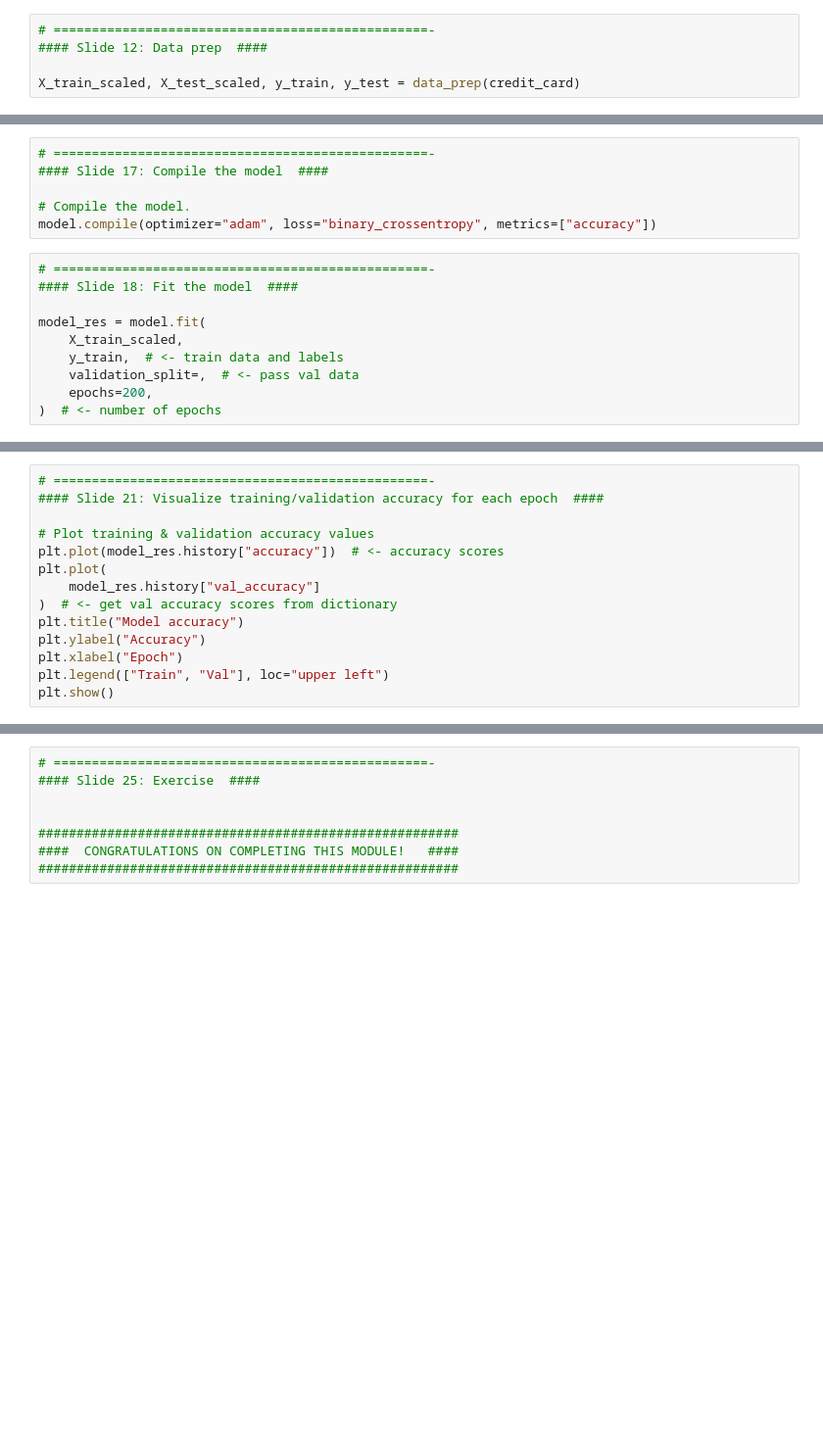
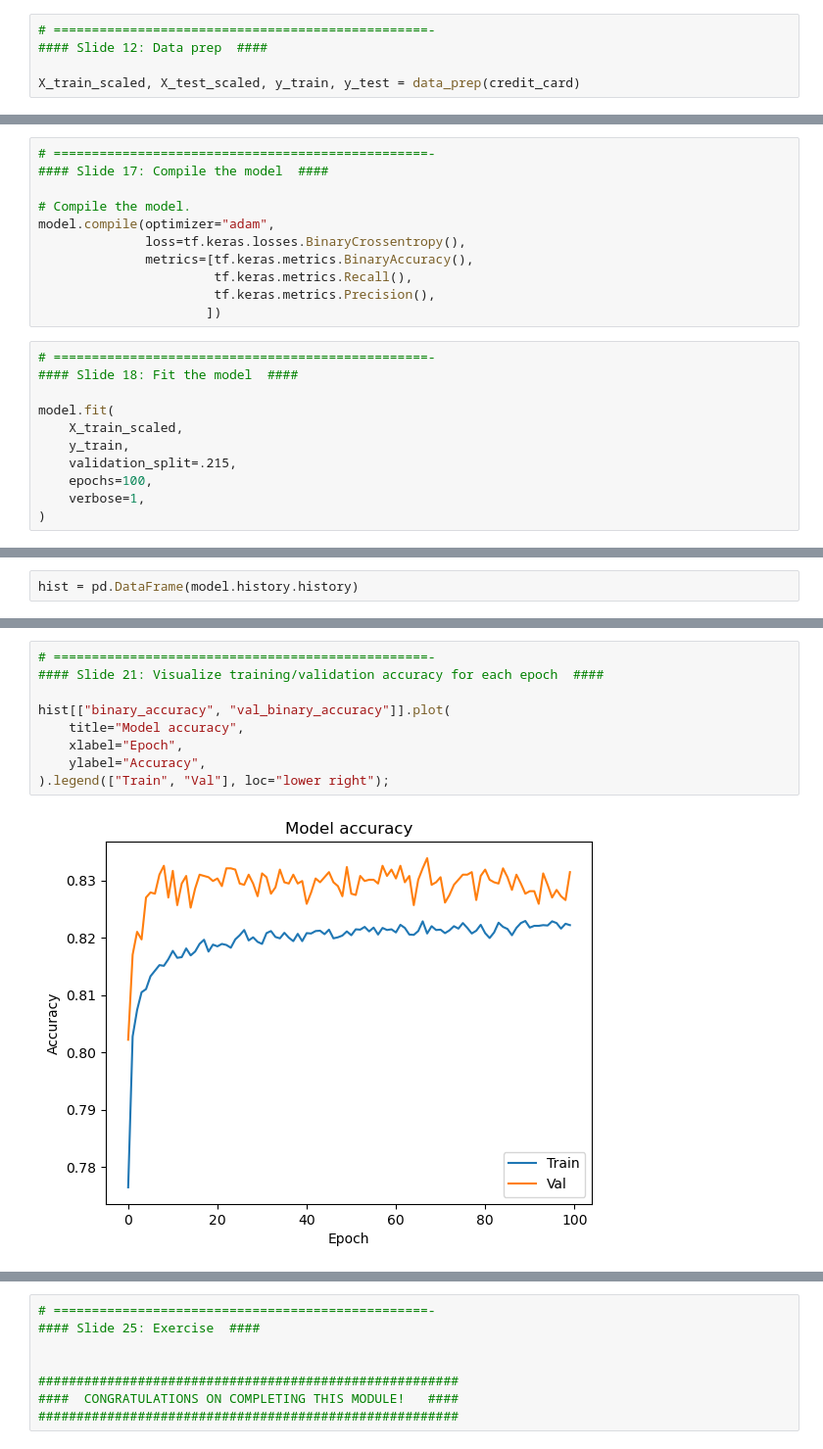
Before and after one commit to maptv/IntrotoNeural_Networks, a Jupyter notebook: IntroToNeuralNetworks/3-IntroToTensorflow/3-IntroToTensorflow-code.ipynb, the cells around one changed output, grey strips where cells are left out. Shown: that part at 98% size. Saved outputs shown, nothing was run; the diff lists cells and outputs as text; blank space fills up the shorter version.

```diff
--- a/IntroToNeuralNetworks/3-IntroToTensorflow/3-IntroToTensorflow-code.ipynb
+++ b/IntroToNeuralNetworks/3-IntroToTensorflow/3-IntroToTensorflow-code.ipynb
@@ -137,14 +149,20 @@ model = Sequential(
 #### Slide 17: Compile the model  ####
 
 # Compile the model.
-model.compile(optimizer="adam", loss="binary_crossentropy", metrics=["accuracy"])
+model.compile(optimizer="adam",
+              loss=tf.keras.losses.BinaryCrossentropy(),
+              metrics=[tf.keras.metrics.BinaryAccuracy(),
+                       tf.keras.metrics.Recall(),
+                       tf.keras.metrics.Precision(),
+                      ])
 # %%
 # =================================================-
 #### Slide 18: Fit the model  ####
 
-model_res = model.fit(
+model.fit(
     X_train_scaled,
-    y_train,  # <- train data and labels
-    validation_split=,  # <- pass val data
-    epochs=200,
-)  # <- number of epochs
+    y_train,
+    validation_split=.215,
+    epochs=100,
+    verbose=1,
+)
@@ -150,0 +188,2 @@ model_res = model.fit(
+# %%
+hist = pd.DataFrame(model.history.history)
@@ -151,14 +199,11 @@ model_res = model.fit(
 # %%
 # =================================================-
 #### Slide 21: Visualize training/validation accuracy for each epoch  ####
 
-# Plot training & validation accuracy values
-plt.plot(model_res.history["accuracy"])  # <- accuracy scores
-plt.plot(
-    model_res.history["val_accuracy"]
-)  # <- get val accuracy scores from dictionary
-plt.title("Model accuracy")
-plt.ylabel("Accuracy")
-plt.xlabel("Epoch")
-plt.legend(["Train", "Val"], loc="upper left")
-plt.show()
+hist[["binary_accuracy", "val_binary_accuracy"]].plot(
+    title="Model accuracy",
+    xlabel="Epoch",
+    ylabel="Accuracy",
+).legend(["Train", "Val"], loc="lower right");
+# %% [output]
+[figure, added]
```
Also changed, not shown: parts of 14 cells of this notebook.
